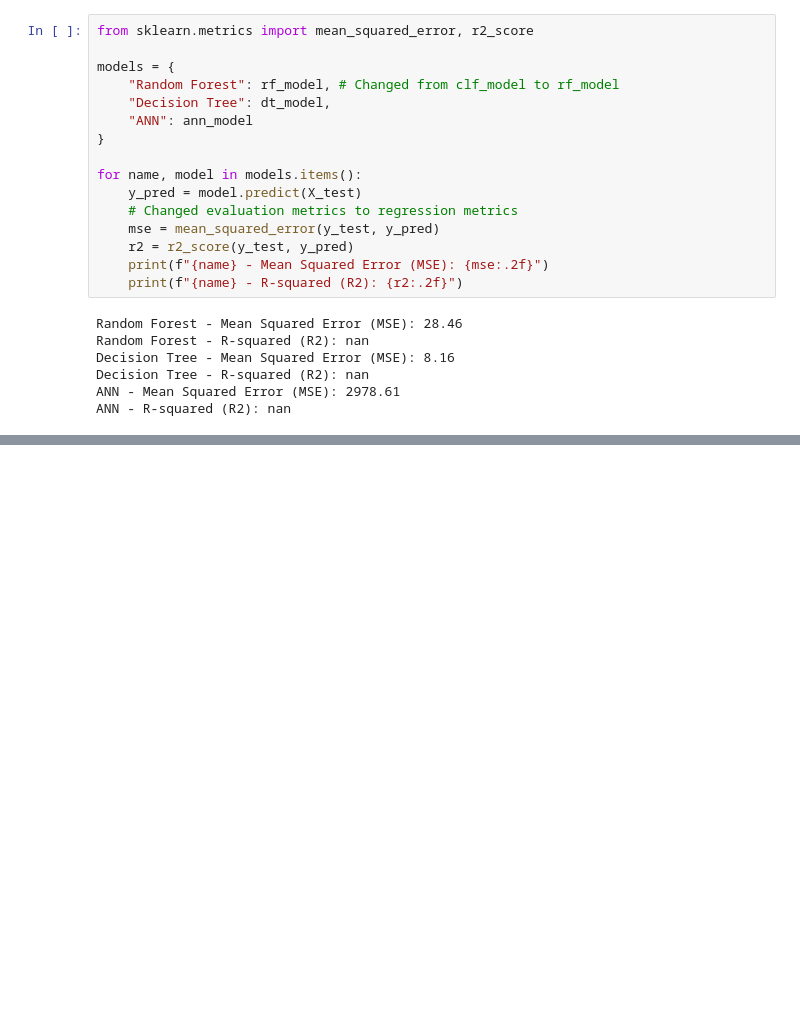
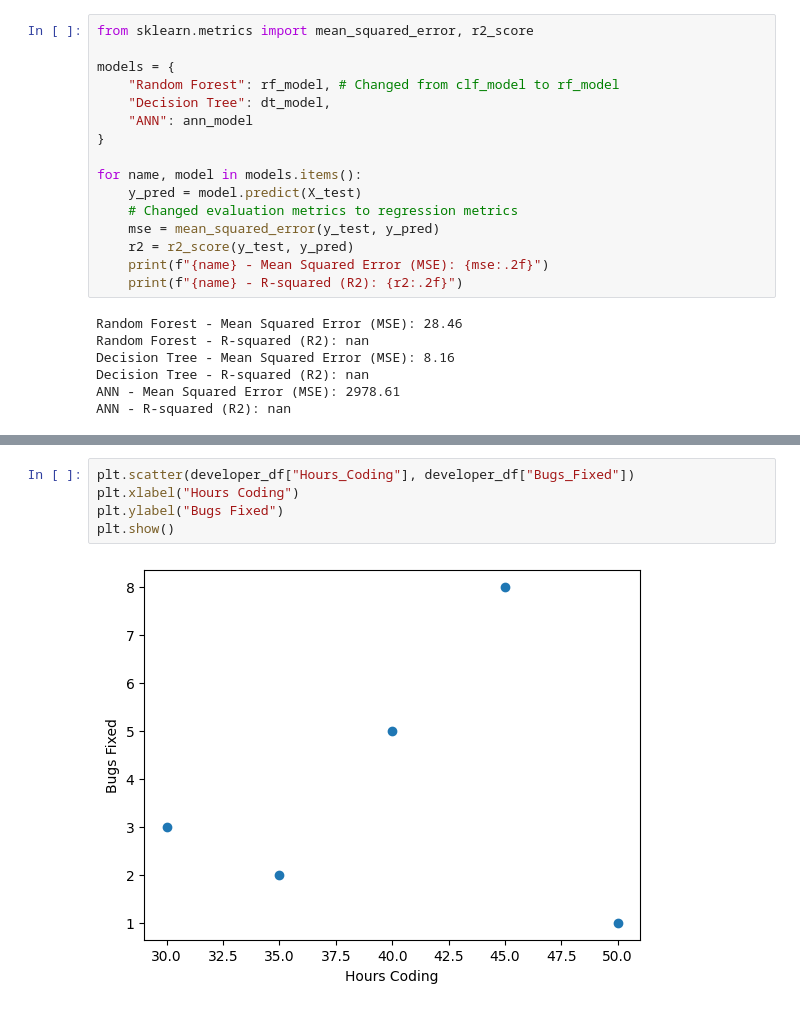
Before and after one commit to omshahu/ML_Practicals, a Jupyter notebook: Untitled4.ipynb, the cells around one changed output, grey strips where cells are left out. Saved outputs shown, nothing was run; the diff lists cells and outputs as text; blank space fills up the shorter version.

```diff
--- a/Untitled4.ipynb
+++ b/Untitled4.ipynb
@@ -291,0 +312,7 @@ ANN - R-squared (R2): nan
+# %%
+plt.scatter(developer_df["Hours_Coding"], developer_df["Bugs_Fixed"])
+plt.xlabel("Hours Coding")
+plt.ylabel("Bugs Fixed")
+plt.show()
+# %% [output]
+[figure, added]
```
Also changed, not shown: parts of 5 cells of this notebook.
